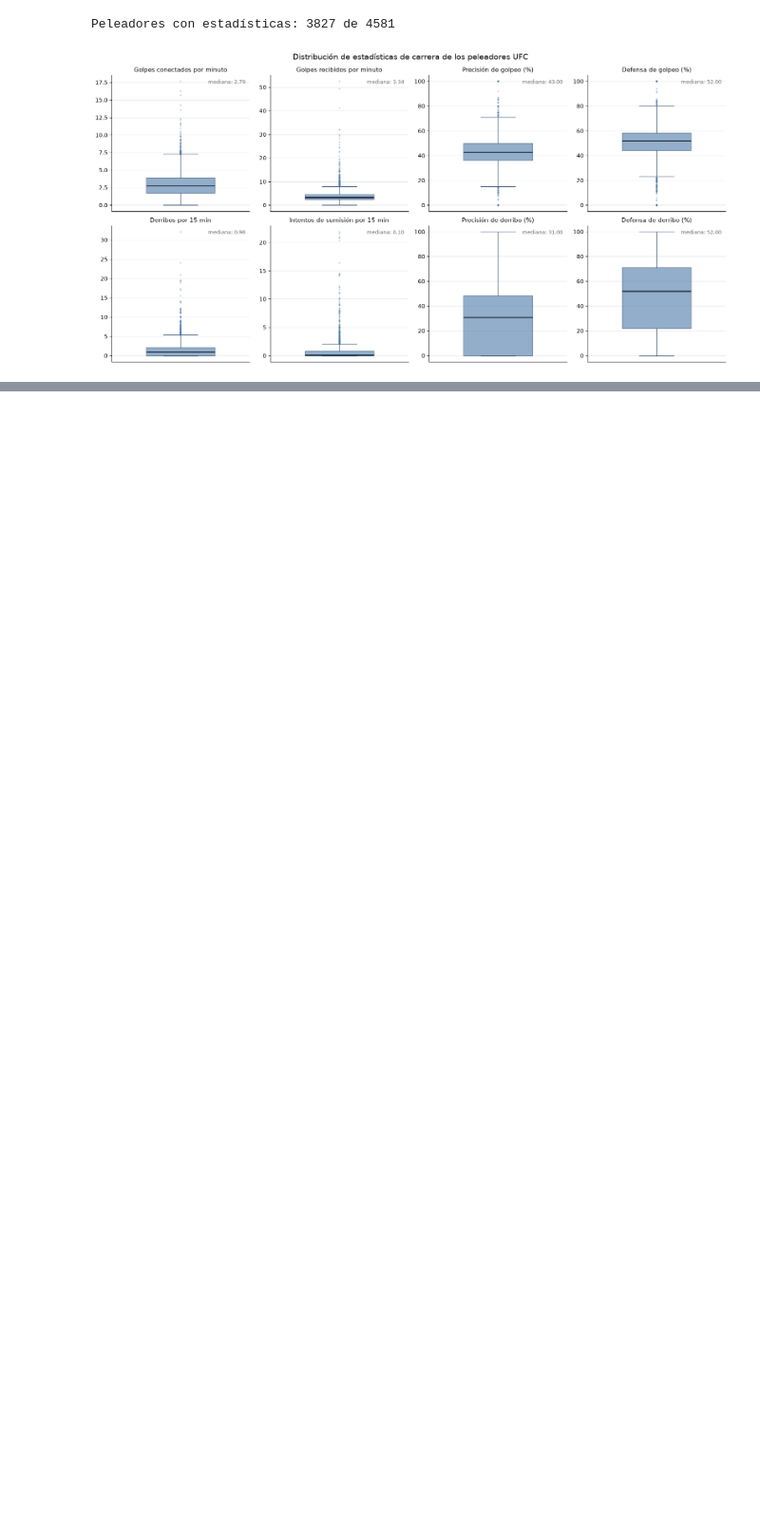
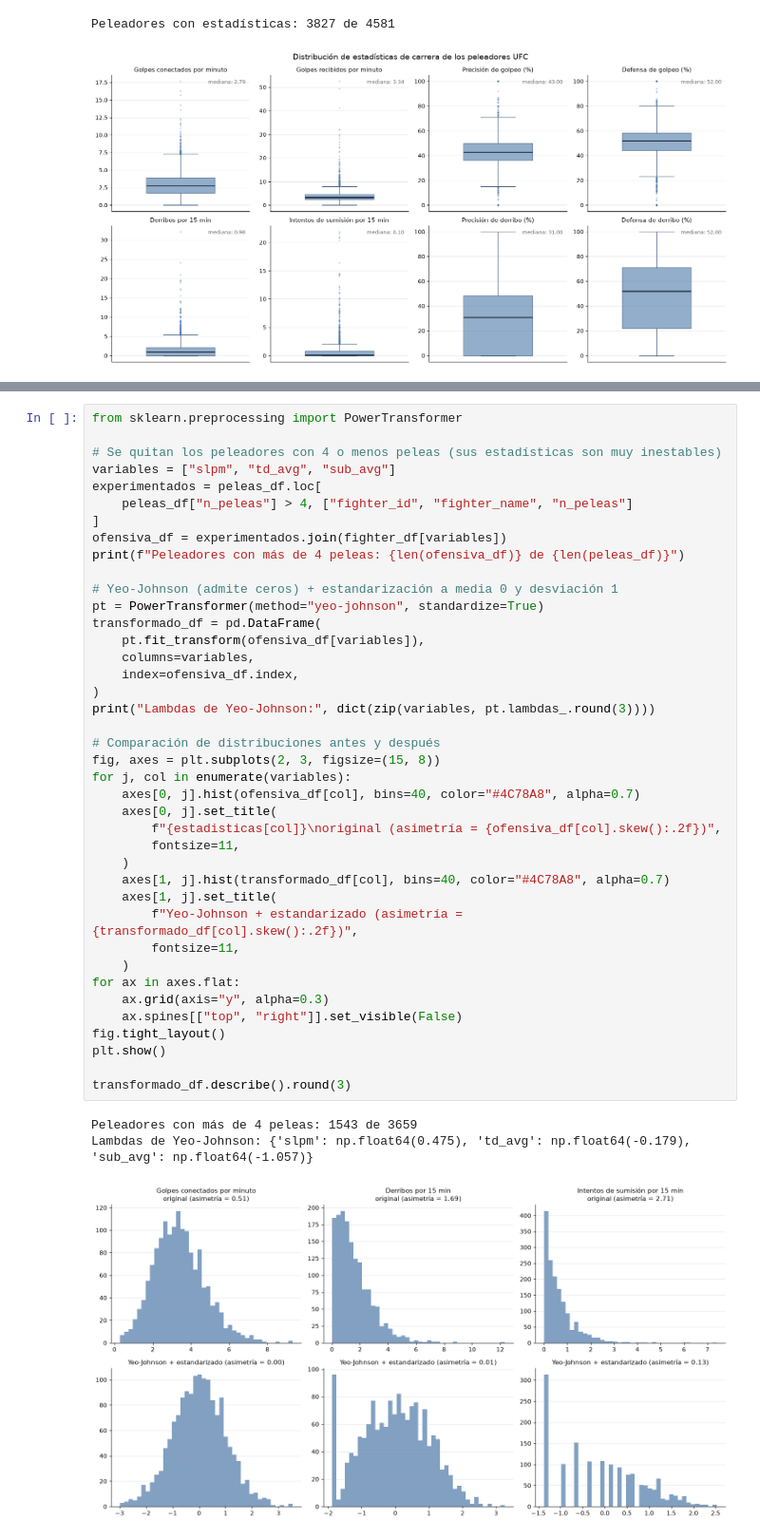
Before and after one commit to Samirsigno/ufcAnalysis, a Jupyter notebook: fighter_analisis.ipynb, the cells around one changed output, grey strips where cells are left out. Shown at 95% size. Saved outputs shown, nothing was run; the diff lists cells and outputs as text; blank space fills up the shorter version.

```diff
--- a/fighter_analisis.ipynb
+++ b/fighter_analisis.ipynb
@@ -233,0 +267,44 @@ pd.Series(
+# %%
+from sklearn.preprocessing import PowerTransformer
+
+# Se quitan los peleadores con 4 o menos peleas (sus estadísticas son muy inestables)
+variables = ["slpm", "td_avg", "sub_avg"]
+experimentados = peleas_df.loc[
+    peleas_df["n_peleas"] > 4, ["fighter_id", "fighter_name", "n_peleas"]
+]
+ofensiva_df = experimentados.join(fighter_df[variables])
+print(f"Peleadores con más de 4 peleas: {len(ofensiva_df)} de {len(peleas_df)}")
+
+# Yeo-Johnson (admite ceros) + estandarización a media 0 y desviación 1
+pt = PowerTransformer(method="yeo-johnson", standardize=True)
+transformado_df = pd.DataFrame(
+    pt.fit_transform(ofensiva_df[variables]),
+    columns=variables,
+    index=ofensiva_df.index,
+)
+print("Lambdas de Yeo-Johnson:", dict(zip(variables, pt.lambdas_.round(3))))
+
+# Comparación de distribuciones antes y después
+fig, axes = plt.subplots(2, 3, figsize=(15, 8))
+for j, col in enumerate(variables):
+    axes[0, j].hist(ofensiva_df[col], bins=40, color="#4C78A8", alpha=0.7)
+    axes[0, j].set_title(
+        f"{estadisticas[col]}\noriginal (asimetría = {ofensiva_df[col].skew():.2f})",
+        fontsize=11,
+    )
+    axes[1, j].hist(transformado_df[col], bins=40, color="#4C78A8", alpha=0.7)
+    axes[1, j].set_title(
+        f"Yeo-Johnson + estandarizado (asimetría = {transformado_df[col].skew():.2f})",
+        fontsize=11,
+    )
+for ax in axes.flat:
+    ax.grid(axis="y", alpha=0.3)
+    ax.spines[["top", "right"]].set_visible(False)
+fig.tight_layout()
+plt.show()
+
+transformado_df.describe().round(3)
+# %% [output]
+Peleadores con más de 4 peleas: 1543 de 3659
+Lambdas de Yeo-Johnson: {'slpm': np.float64(0.475), 'td_avg': np.float64(-0.179), 'sub_avg': np.float64(-1.057)}
+[figure, added]
```
Also changed, not shown: parts of 6 cells of this notebook.
